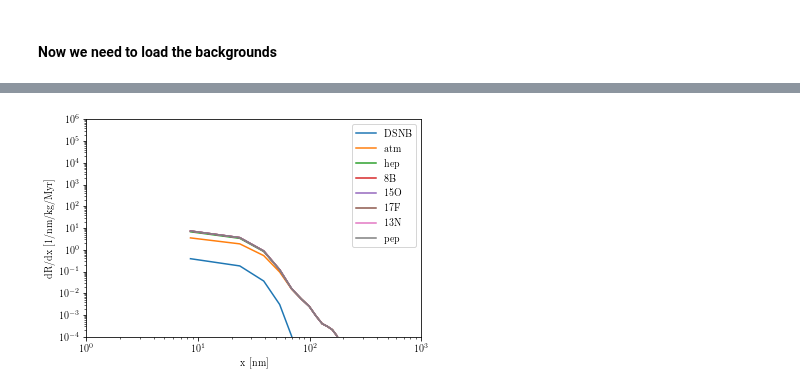
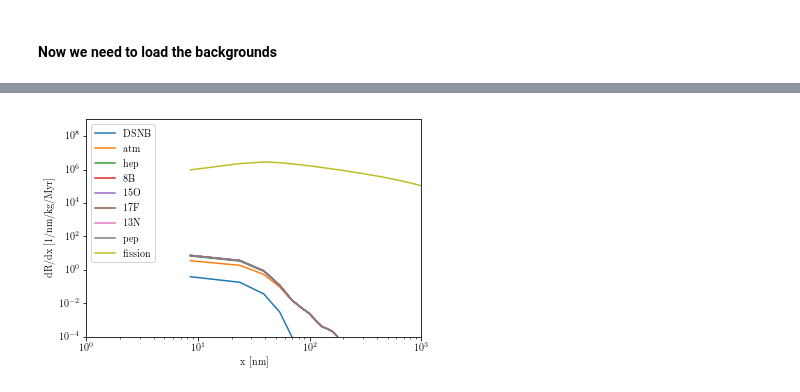
Before and after one commit to tedwards2412/paleo_detectors, a Jupyter notebook: Notebooks/Spectral_lim_paper.ipynb, the cells around one changed output, grey strips where cells are left out. Saved outputs shown, nothing was run; the diff lists cells and outputs as text; code cells hidden in the pictures.

Commit message:
Now takes into account the spontaneous fission background

```diff
--- a/Notebooks/Spectral_lim_paper.ipynb
+++ b/Notebooks/Spectral_lim_paper.ipynb
@@ -43,0 +46,14 @@ dRdx_Zabnu = dRdx_nu(x_c, E_list, rock='Zab', components=True, gaussian=True)
+# %%
+Syl_fiss_x, Syl_fiss_rate = np.loadtxt('../Data/Sylvanite_fission.dat', usecols=(0,1), unpack=True)
+Zab_fiss_x, Zab_fiss_rate = np.loadtxt('../Data/Zabuyelite_fission.dat', usecols=(0,1), unpack=True)
+
+Syl_fiss_x *= 10 # Converts angstrom to nm
+Zab_fiss_x *= 10 # Converts angstrom to nm
+
+Syl_fiss_rate /= 10 # Converts angstrom^-1 to nm^-1
+Zab_fiss_rate /= 10 # Converts angstrom^-1 to nm^-1
+
+plt.loglog(Zab_fiss_x, Zab_fiss_rate, label='Zab')
+plt.loglog(Syl_fiss_x, Syl_fiss_rate, label='Syl')
+plt.legend()
+plt.show()
@@ -43,0 +62,19 @@ dRdx_Zabnu = dRdx_nu(x_c, E_list, rock='Zab', components=True, gaussian=True)
+# %%
+T_half_238 = 4.47e9
+T_fission_238 = 8.4e15
+A = 6.022140857e23
+fission_norm =  lambda n238_permass, E: (n238_permass*(1-np.exp(-E*np.log(2)/T_half_238))
+                             *(T_half_238/T_fission_238))
+
+molmass = 100 # FIXME: change in the future to accurate numbers
+n238_permass = lambda m: 1e-9*m*1e3*A/molmass
+
+fis = fission_norm(n238_permass(1),1e7)
+
+Zab_fiss_rate *= fis
+Syl_fiss_rate *= fis
+
+plt.loglog(Zab_fiss_x, Zab_fiss_rate, label='Zab')
+plt.loglog(Syl_fiss_x, Syl_fiss_rate, label='Syl')
+plt.legend()
+plt.show()
@@ -44,19 +83,28 @@ dRdx_Zabnu = dRdx_nu(x_c, E_list, rock='Zab', components=True, gaussian=True)
+# %%
+bkgfis_Zab = interp1d(Zab_fiss_x, Zab_fiss_rate, bounds_error=False,
+                                              fill_value='extrapolate')
+bkgfis_Syl = interp1d(Syl_fiss_x, Syl_fiss_rate, bounds_error=False,
+                                              fill_value='extrapolate')
+
+dRdx_Sylnu.append(gaussian_filter1d(bkgfis_Syl(x_c),1))
+dRdx_Zabnu.append(gaussian_filter1d(bkgfis_Zab(x_c),1))
+nu_list.append('fission')
 # %%
 for i, nusource in enumerate(nu_list):
     plt.loglog(x_c,dRdx_Sylnu[i], label=nusource)
 #     plt.loglog(x_c,dRdx_Sylnu_gauss[i], label=nusource, ls='--')
 
 # plt.loglog(x_c,dRdx_Sylnu[0], 'C0', label='test')
 # plt.loglog(x_c,dRdx_Sylnu_gauss[0], 'C0', label='test', ls='--')
 
 # plt.loglog(x_c, dRdx_Sylnu_all, label='Total')
 plt.legend()
 plt.ylabel("dR/dx [1/nm/kg/Myr]")
 plt.xlabel("x [nm]")
-plt.ylim(1e-4,1e6)
+plt.ylim(1e-4,1e9)
 plt.xlim(1,1000)
 plt.show()
 # %% [output]
-[figure, old version]
+[figure, new version]
 # %%
 ref_sig = 1e-47
```
Also changed, not shown: parts of 6 cells of this notebook, 2 other files.
